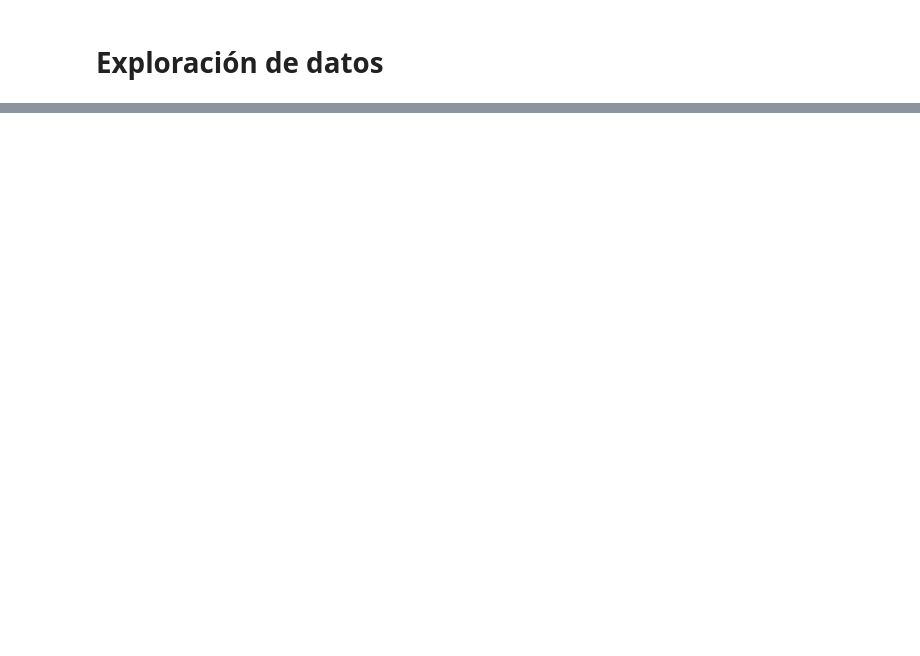
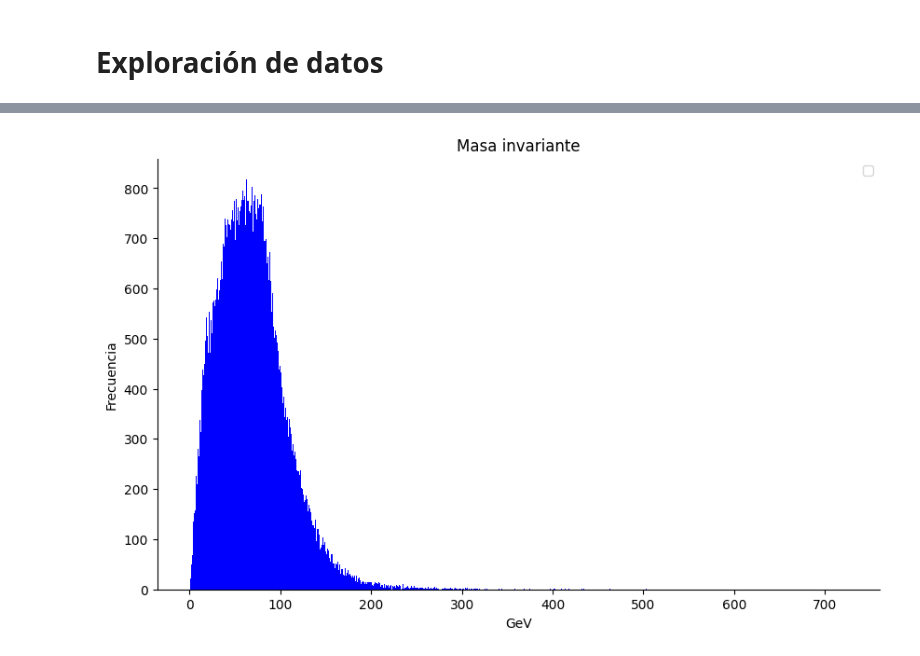
Before and after one commit to ProgramasParaFisicaDeParticulas/blindsampleanalysiswithcsv4-Jorge-1501, a Jupyter notebook: Exploracion.ipynb, the cells around one changed output, grey strips where cells are left out. Saved outputs shown, nothing was run; the diff lists cells and outputs as text; code cells hidden in the pictures; blank space fills up the shorter version.

```diff
--- a/Exploracion.ipynb
+++ b/Exploracion.ipynb
@@ -55,0 +335,23 @@ fatal: could not read Username for 'https://github.com': No such device or addre
+# %%
+# Aplicar la función al DataFrame
+particles['mass_invariant'] = particles.apply(calculate_invariant_mass, axis=1)
+# %%
+# Creación de una figura y ejes para los histogramas
+fig, ax = plt.subplots(figsize=(10, 6))
+
+# Gráfica los histogramas
+ax.hist(particles['mass_invariant'], bins=1000, color="Blue")
+plt.gca().spines[['top', 'right',]].set_visible(False)
+
+# Título y etiquetas
+ax.set_title('Masa invariante')
+ax.set_xlabel('GeV')
+ax.set_ylabel('Frecuencia')
+
+#plt.xlim(-1,3)
+
+ax.legend()
+
+# Mostrar la gráfica
+plt.show()
+# %% [output]
@@ -55,0 +359 @@ fatal: could not read Username for 'https://github.com': No such device or addre
+[figure, added]
```
Also changed, not shown: parts of 38 cells of this notebook.
